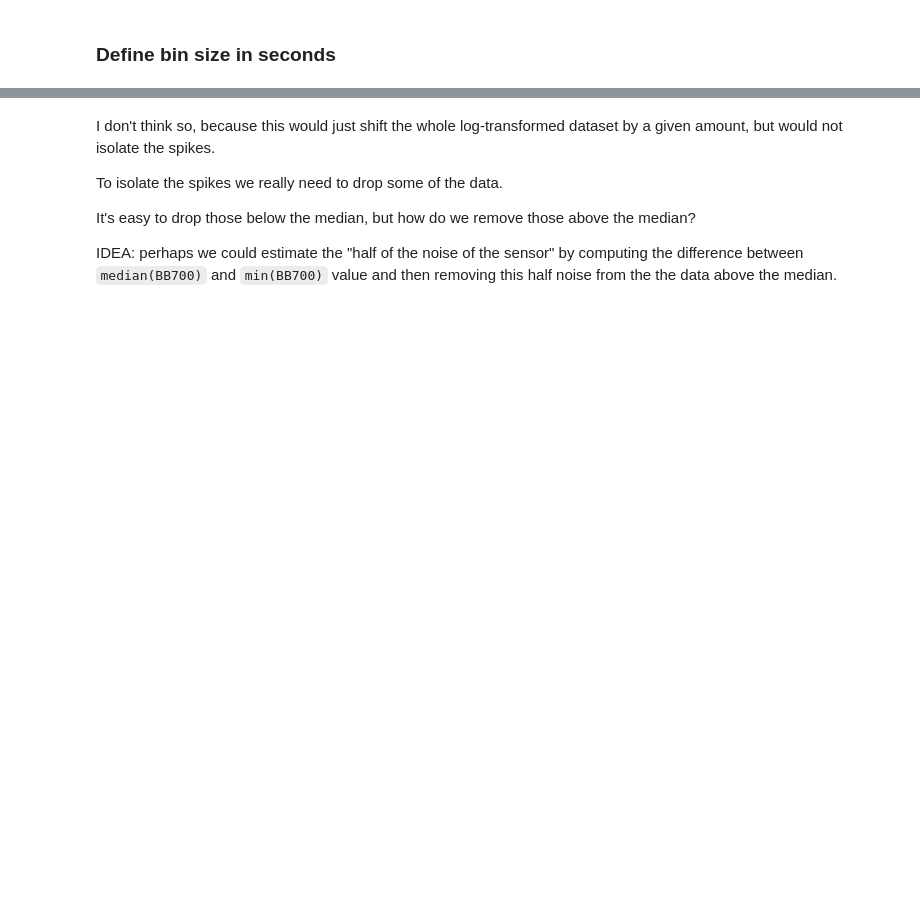
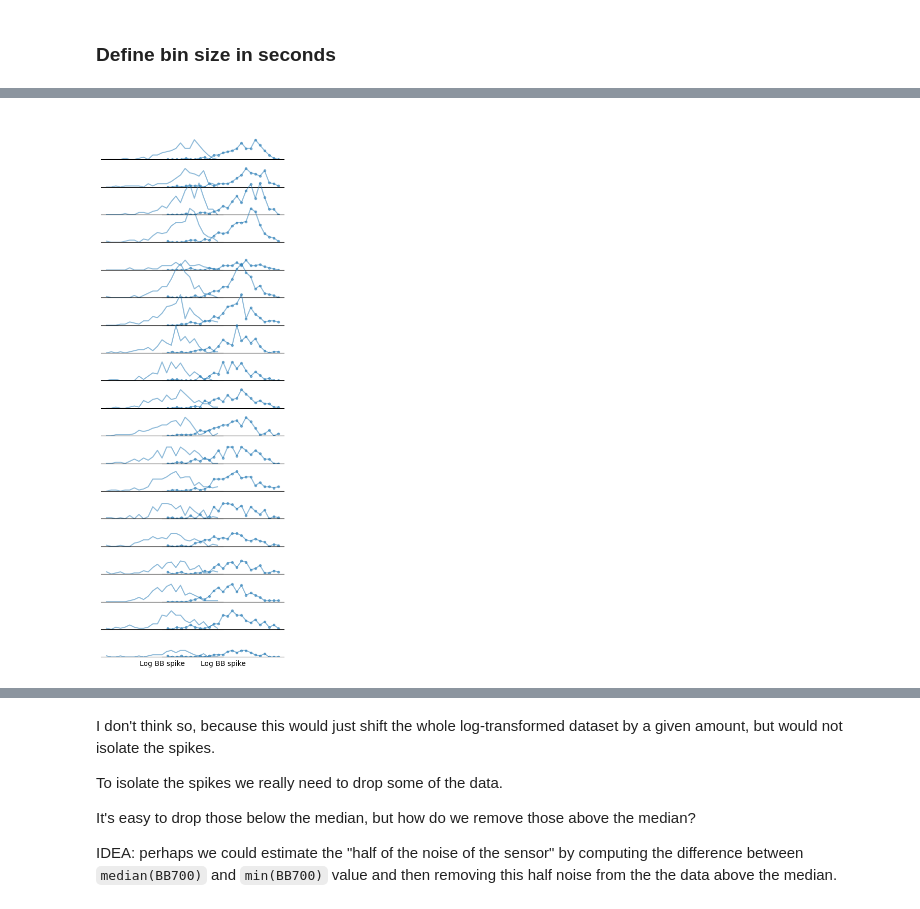
Before and after one commit to grgdll/PSD_mode, a Jupyter notebook: PSD_mode_analysis.ipynb, the cells around one changed output, grey strips where cells are left out. Cells and saved outputs as stored; diff of their text form; code cells hidden in the pictures; blank space fills up the shorter version.

```diff
--- a/PSD_mode_analysis.ipynb
+++ b/PSD_mode_analysis.ipynb
@@ -147,0 +143,8 @@ ax.grid(ls='--')
+# %%
+### Other way to bin profile
+grs = with_pandas_groupby(np.mean, rbr['pres'], rbr['bin'])
+binned_pres = []
+for igr, gr in enumerate(grs):
+    binned_pres.append(grs.get_group(igr).mean())
+
+rbr_binned['pres'] = binned_pres
@@ -147,0 +153,3 @@ ax.grid(ls='--')
+# %%
+for ibin in np.unique(rbr['bin'].values):
+    rbr_binned = get_binned_BB(rbr, int(ibin), rbr_binned, bins)
@@ -147,0 +171,73 @@ ax.grid(ls='--')
+# %%
+delta_bin = np.floor(np.median(np.diff(rbr_binned['pres'].values)))
+# %%
+fig, ax = plt.subplots(N_time_bins, 2, figsize=[6,16], sharex=True, sharey=True)
+
+for ibin in np.unique(rbr['bin'].values.astype(int)):
+    # print(ibin)
+    rbr_binned.iloc[ibin,8:].plot(ylim=[0, rbr_binned.iloc[:,8:].values.max()*1.2], alpha=0.5, ax=ax[ibin, 0])   #title=str(rbr_binned.loc[ibin, 'pres']),
+
+    ax[ibin, 0].set_position([0.2,                               # left
+                          0.06 - ibin * 0.02 * delta_bin/10,  # bottom
+                          0.4,                                # width
+                          0.05 ])                             # height
+
+    ax[ibin, 0].set_facecolor('none')
+    ax[ibin, 0].spines[['left', 'right', 'top']].set_visible(False)
+
+
+    ax[ibin, 0].tick_params(
+        axis='x',  # changes apply to the x-axis
+        which='both',  # both major and minor ticks are affected
+        bottom=False,  # ticks along the bottom edge are off
+        top=False,  # ticks along the top edge are off
+        labelbottom=False
+    )
+    ax[ibin, 0].tick_params(
+        axis='y',  # changes apply to the x-axis
+        which='both',  # both major and minor ticks are affected
+        left=False,  # ticks along the bottom edge are off
+        top=False,  # ticks along the top edge are off
+        labelleft=False
+    )
+
+
+ax[ibin, 0].set_xlabel('Log BB spike')
+
+
+
+
+
+
+
+for ibin in np.unique(rbr['bin'].values.astype(int)):
+
+    rbr_binned.iloc[ibin,8:].plot(marker='.', ylim=[0, rbr_binned.iloc[:,8:].values.max()*1.2], alpha=0.5, ax=ax[ibin, 1])   #title=str(rbr_binned.loc[ibin, 'pres']),
+
+    ax[ibin, 1].set_position([0.4,                               # left
+                          0.06 - ibin * 0.02 * delta_bin/10,  # bottom
+                          0.4,                                # width
+                          0.05 ])                             # height
+
+    ax[ibin, 1].set_facecolor('none')
+    ax[ibin, 1].spines[['left', 'right', 'top']].set_visible(False)
+
+
+    ax[ibin, 1].tick_params(
+        axis='x',  # changes apply to the x-axis
+        which='both',  # both major and minor ticks are affected
+        bottom=False,  # ticks along the bottom edge are off
+        top=False,  # ticks along the top edge are off
+        labelbottom=False
+    )
+    ax[ibin, 1].tick_params(
+        axis='y',  # changes apply to the x-axis
+        which='both',  # both major and minor ticks are affected
+        left=False,  # ticks along the bottom edge are off
+        top=False,  # ticks along the top edge are off
+        labelleft=False
+    )
+
+
+ax[ibin, 1].set_xlabel('Log BB spike')
+# %% [output]
@@ -147,0 +245 @@ ax.grid(ls='--')
+[figure, added]
```
Also changed, not shown: parts of 70 cells of this notebook, 2 other files.
